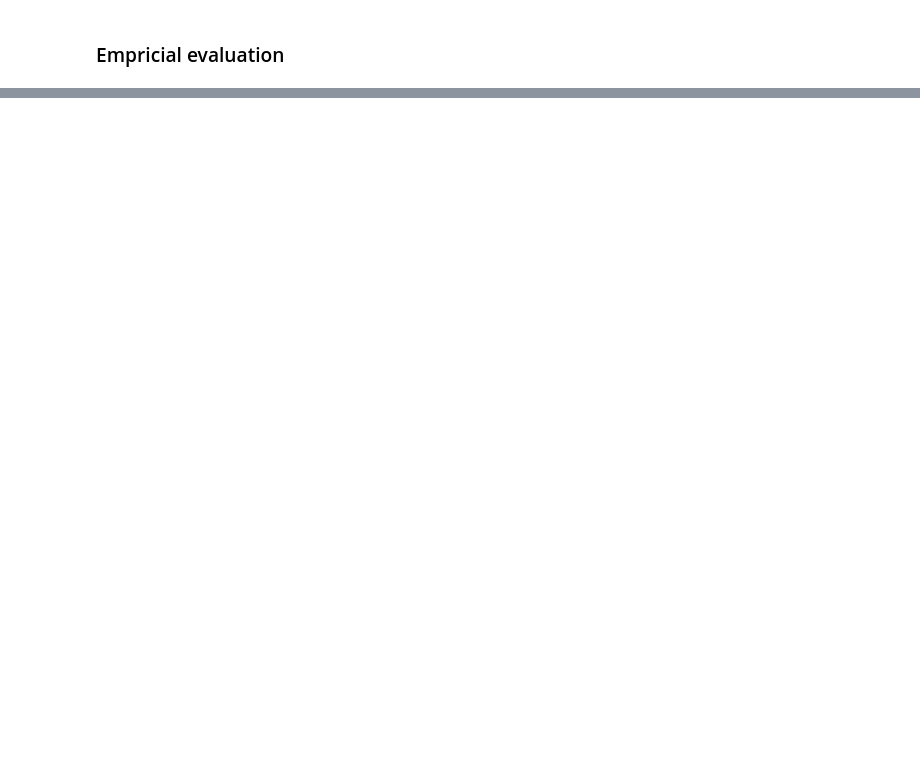
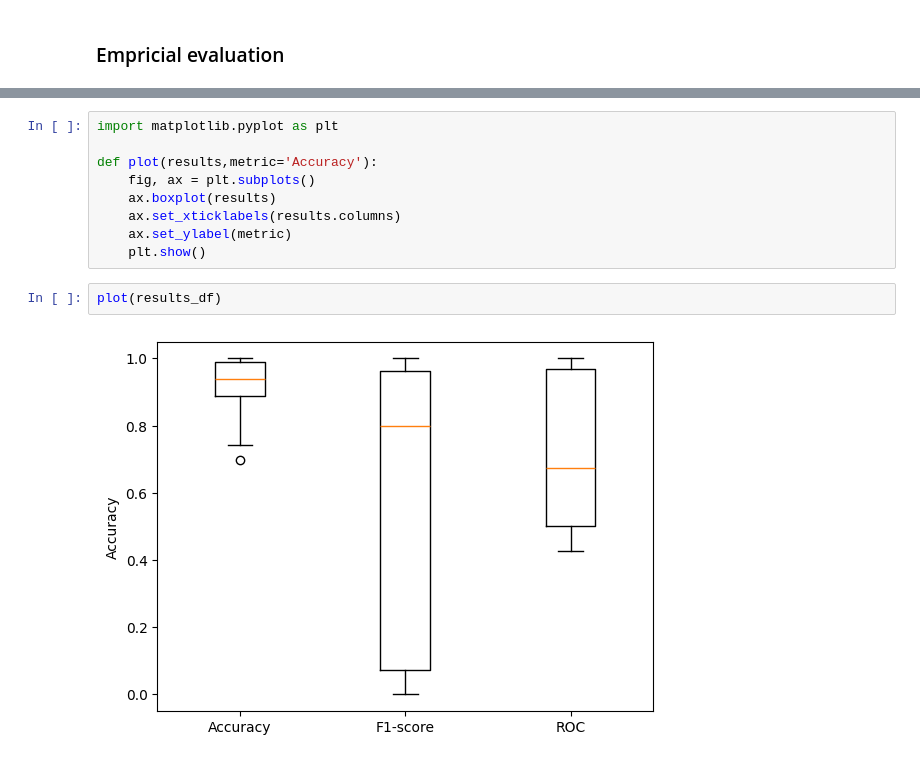
Before and after one commit to ricardofig016/cart-algorithm-class-imbalance-evaluation, a Jupyter notebook: assignment.ipynb, the cells around one changed output, grey strips where cells are left out. Cells and saved outputs as stored; diff of their text form; blank space fills up the shorter version.

```diff
--- a/assignment.ipynb
+++ b/assignment.ipynb
@@ -346,0 +352,13 @@ results_df
+# %%
+import matplotlib.pyplot as plt
+
+def plot(results,metric='Accuracy'):
+    fig, ax = plt.subplots()
+    ax.boxplot(results)
+    ax.set_xticklabels(results.columns)
+    ax.set_ylabel(metric)
+    plt.show()
+# %%
+plot(results_df)
+# %% [output]
+[figure, added]
```
Also changed, not shown: parts of 11 cells of this notebook.
